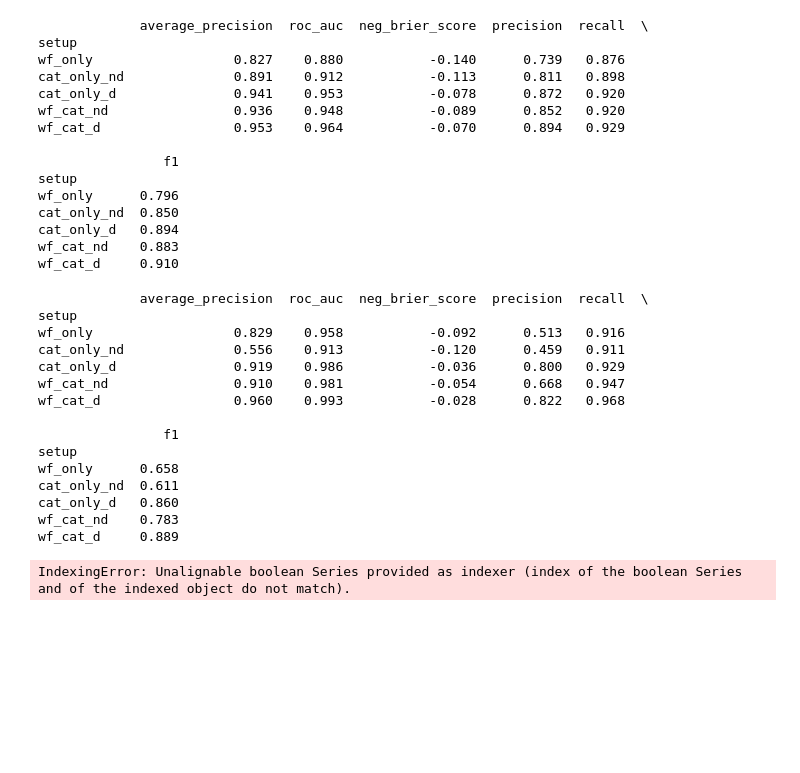
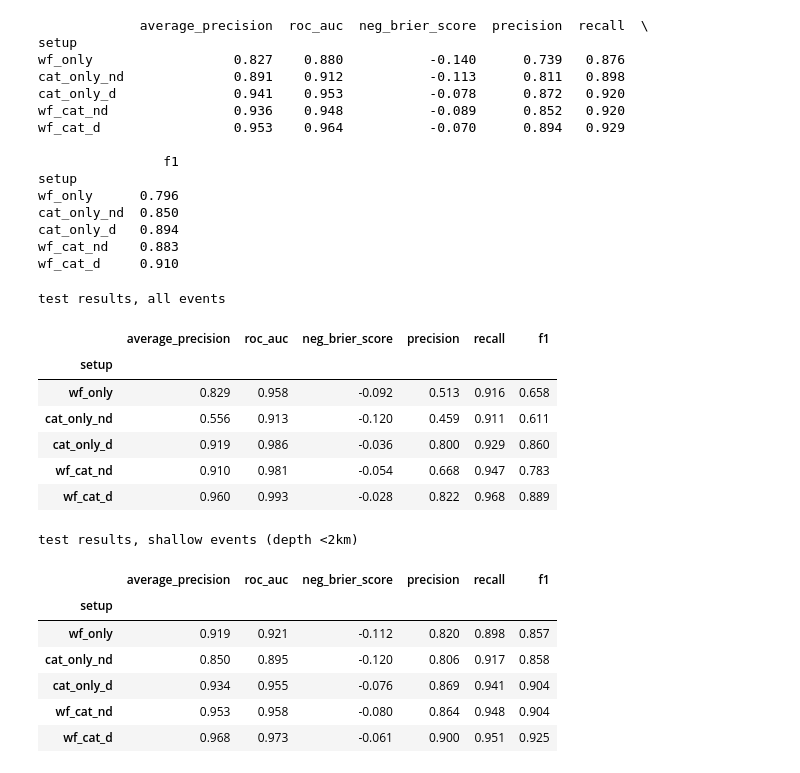
Before and after one commit to Erdos-Projects/fall-2026-waveforms-for-earthquake-explosion-classification, a Jupyter notebook: notebooks/random_forest_analysis.ipynb, the cells around one changed output. Drawn from its saved outputs; the diff is of its cells as text; code cells hidden in the pictures; blank space fills up the shorter version.

```diff
--- a/notebooks/random_forest_analysis.ipynb
+++ b/notebooks/random_forest_analysis.ipynb
@@ -10,7 +10,7 @@ from sklearn.metrics import get_scorer
 # %%
 #load data set
 
-path = '/home/eivind/data-science-bootcamp/project-seismic/fall-2026-waveforms-for-earthquake-explosion-classification/pnw_training_corrected.csv'
+path = '../data/pnw_training_corrected.csv'
 
 df = pd.read_csv(path)
 # %%
@@ -52,7 +52,7 @@ rf = RandomForestClassifier(class_weight="balanced", random_state=171)
 training_groups= df.geographic_fold[df.geographic_fold != test_fold]
 
 #Define cross-validation. Scoring is the metric that determines which model wins.
-metrics = ["average_precision", "roc_auc", "neg_brier_score", "precision", "recall", "f1"]
+metrics = ["average_precision", "roc_auc", "neg_brier_score", "precision", "recall", "f1","balanced_accuracy"]
 rtree_model = GridSearchCV(rf, cvgrid, cv=LeaveOneGroupOut(),scoring = metrics, refit=False)
 
 #We check for the waveform-only data
@@ -152,27 +153,20 @@ for k in setups:
 # %%
 #Then we evaluate on the test set
 rows = []
 for k, model in models.items():
     rows.append({"setup": k,**{m: get_scorer(m)(model, features_test[k], target_test)for m in metrics}})
 
 T = pd.DataFrame(rows).set_index("setup")
-print(T.round(3))
+T.style.set_caption("test results, all events").format(precision=3)
 # %% [output]
-             average_precision  roc_auc  neg_brier_score  precision  recall  \
-setup
-wf_only                  0.829    0.958           -0.092      0.513   0.916
-cat_only_nd              0.556    0.913           -0.120      0.459   0.911
-cat_only_d               0.919    0.986           -0.036      0.800   0.929
-wf_cat_nd                0.910    0.981           -0.054      0.668   0.947
-wf_cat_d                 0.960    0.993           -0.028      0.822   0.968
-
-                f1
-setup
-wf_only      0.658
-cat_only_nd  0.611
-cat_only_d   0.860
-wf_cat_nd    0.783
-wf_cat_d     0.889
+test results, all events
+|  | average_precision | roc_auc | neg_brier_score | precision | recall | f1 |
+| setup |  |  |  |  |  |  |
+| wf_only | 0.829 | 0.958 | -0.092 | 0.513 | 0.916 | 0.658 |
+| cat_only_nd | 0.556 | 0.913 | -0.120 | 0.459 | 0.911 | 0.611 |
+| cat_only_d | 0.919 | 0.986 | -0.036 | 0.800 | 0.929 | 0.860 |
+| wf_cat_nd | 0.910 | 0.981 | -0.054 | 0.668 | 0.947 | 0.783 |
+| wf_cat_d | 0.960 | 0.993 | -0.028 | 0.822 | 0.968 | 0.889 |
 # %%
 # Again for shallow
 
@@ -182,11 +176,20 @@ for k in setups:
     models_sh[k] = rf.fit(features_train[k][sh_condition],target_train[sh_condition])
 # %%
 #Then we evaluate on the test set
+
+sh_condition_test = df.loc[df.geographic_fold == test_fold, "source_depth_km"] < 2.0
 rows = []
 for k, model_sh in models_sh.items():
-    rows.append({"setup": k,**{m: get_scorer(m)(model_sh, features_test[k][sh_condition], target_test[sh_condition])for m in metrics}})
+    rows.append({"setup": k,**{m: get_scorer(m)(model_sh, features_test[k][sh_condition_test], target_test[sh_condition_test])for m in metrics}})
 
 T = pd.DataFrame(rows).set_index("setup")
-print(T.round(3))
+T.style.set_caption("test results, shallow events (depth <2km)").format(precision=3)
 # %% [output]
-IndexingError: Unalignable boolean Series provided as indexer (index of the boolean Series and of the indexed object do not match).
+test results, shallow events (depth <2km)
+|  | average_precision | roc_auc | neg_brier_score | precision | recall | f1 |
+| setup |  |  |  |  |  |  |
+| wf_only | 0.919 | 0.921 | -0.112 | 0.820 | 0.898 | 0.857 |
+| cat_only_nd | 0.850 | 0.895 | -0.120 | 0.806 | 0.917 | 0.858 |
+| cat_only_d | 0.934 | 0.955 | -0.076 | 0.869 | 0.941 | 0.904 |
+| wf_cat_nd | 0.953 | 0.958 | -0.080 | 0.864 | 0.948 | 0.904 |
+| wf_cat_d | 0.968 | 0.973 | -0.061 | 0.900 | 0.951 | 0.925 |
```
Also changed, not shown: parts of 3 cells of this notebook.
